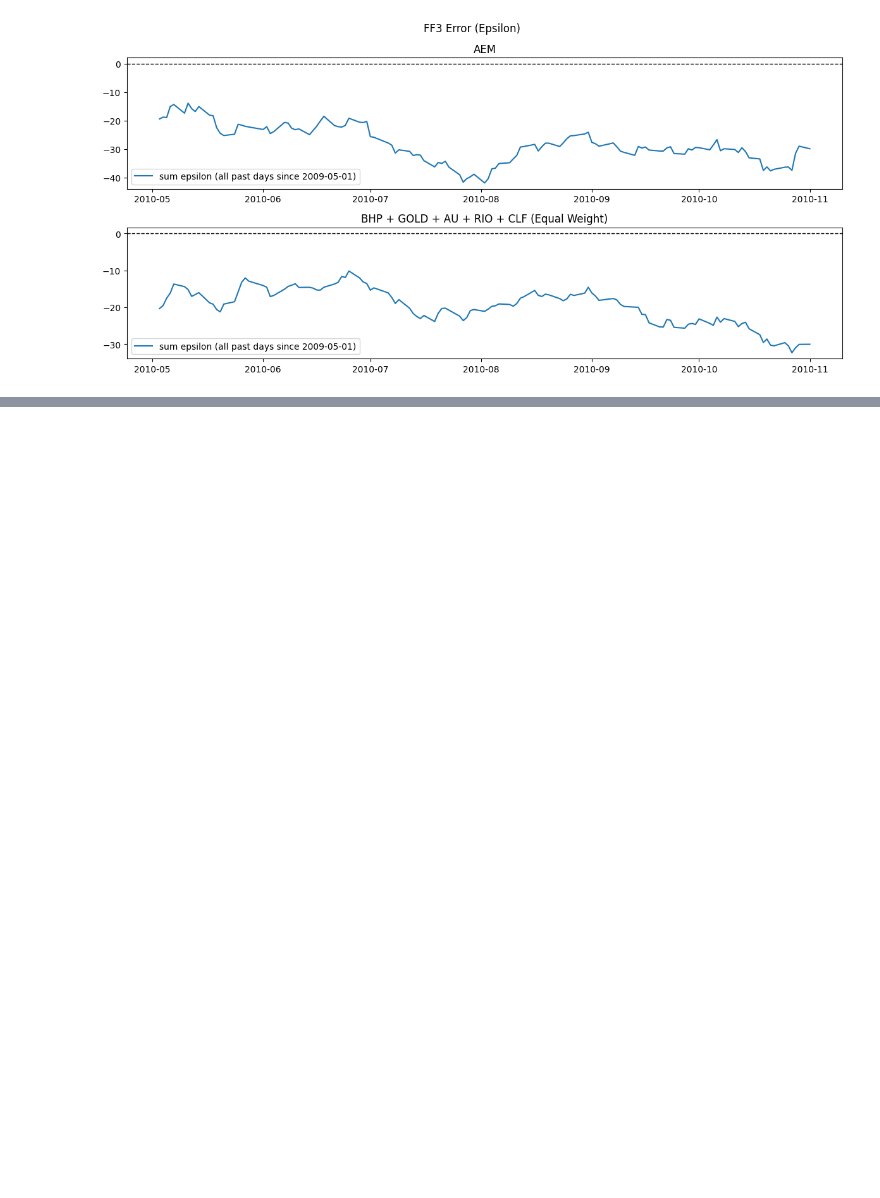
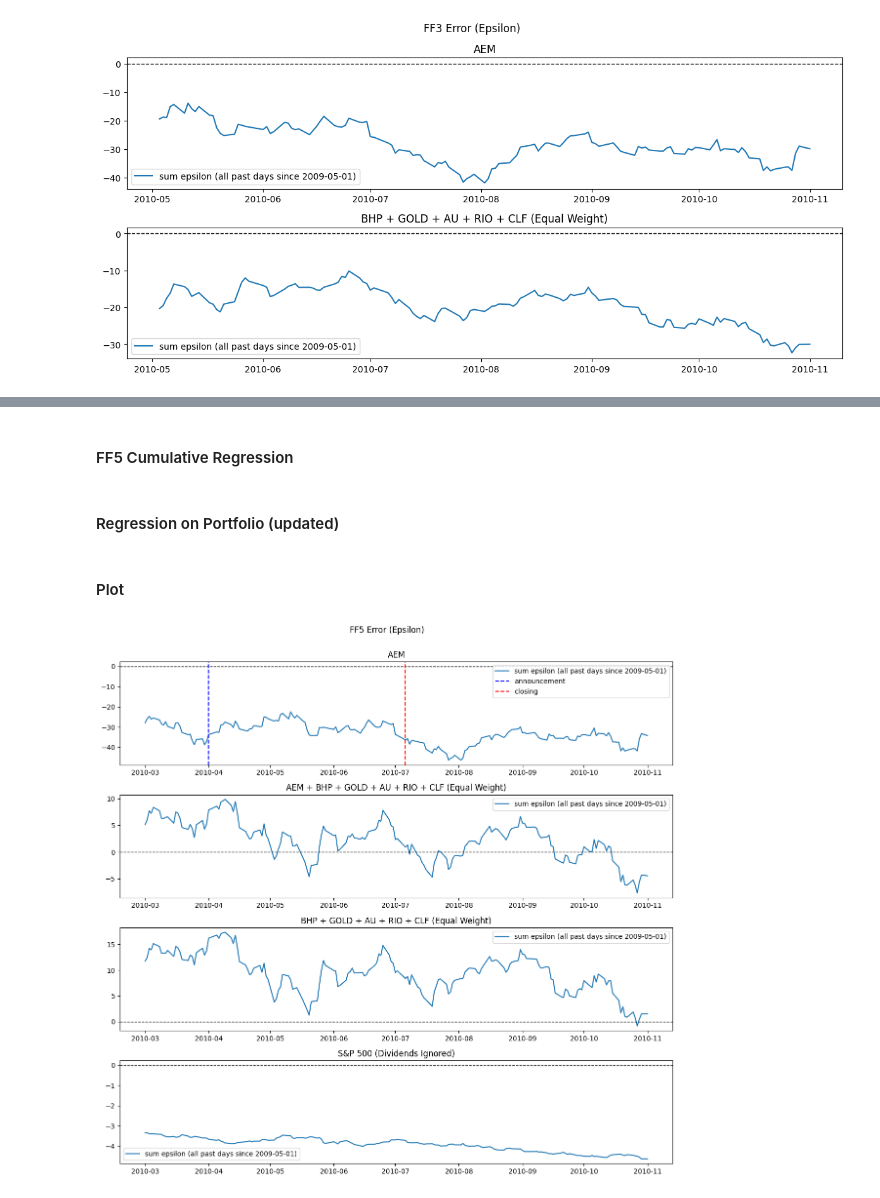
Before and after one commit to chrisliii/FINE-452, a Jupyter notebook: M&A_CAPM_FF3_Daily_Portfolio_AEM.ipynb, the cells around one changed output, grey strips where cells are left out. Cells and saved outputs as stored; diff of their text form; code cells hidden in the pictures; blank space fills up the shorter version.

```diff
--- a/M&A_CAPM_FF3_Daily_Portfolio_AEM.ipynb
+++ b/M&A_CAPM_FF3_Daily_Portfolio_AEM.ipynb
@@ -712,0 +718,2 @@ fig.tight_layout(rect=[0, 0.03, 1, 0.95])
+# %% [markdown]
+#### FF5 Cumulative Regression
@@ -712,0 +787,2 @@ fig.tight_layout(rect=[0, 0.03, 1, 0.95])
+# %% [markdown]
+#### Regression on Portfolio (updated)
@@ -712,0 +871,43 @@ fig.tight_layout(rect=[0, 0.03, 1, 0.95])
+# %% [markdown]
+#### Plot
+# %%
+fig, (ax1, ax2, ax3, ax4) = plt.subplots(4, dpi=100, figsize=(12,12))
+fig.suptitle('FF5 Error (Epsilon)')
+
+begin_date = datetime(2009, 3, 1)
+begin_date_label = '2009-05-01'
+end_date = datetime(2010,11,1)
+
+#BUD
+df_ticker_FF = FF5CumulativeRegression('AEM', begin_date, end_date)
+ax1.plot(df_ticker_FF.Date, df_ticker_FF.CumSumEpsilon, label='sum epsilon (all past days since {})'.format(begin_date_label))
+ax1.axhline(y=0, linewidth=1, color='black', linestyle='--')
+ax1.axvline(x=datetime(2010,4,1), color='blue', linestyle='--', label='announcement')
+ax1.axvline(x=datetime(2010,7,6), color='red', linestyle='--', label='closing')
+ax1.title.set_text('AEM')
+ax1.legend()
+
+#Portfolio with BUD
+df_ticker_FF = FF5CumulativeRegressionPortfolio(['AEM', 'BHP', 'GOLD', 'AU', 'RIO', 'CLF'], begin_date, end_date)
+ax2.plot(df_ticker_FF.Date, df_ticker_FF.CumSumEpsilon, label='sum epsilon (all past days since {})'.format(begin_date_label))
+ax2.axhline(y=0, linewidth=1, color='black', linestyle='--')
+ax2.title.set_text('AEM + BHP + GOLD + AU + RIO + CLF (Equal Weight)')
+ax2.legend()
+
+#Portfolio without BUD
+df_ticker_FF = FF5CumulativeRegressionPortfolio(['BHP', 'GOLD', 'AU', 'RIO', 'CLF'], begin_date, end_date)
+ax3.plot(df_ticker_FF.Date, df_ticker_FF.CumSumEpsilon, label='sum epsilon (all past days since {})'.format(begin_date_label))
+ax3.axhline(y=0, linewidth=1, color='black', linestyle='--')
+ax3.title.set_text('BHP + GOLD + AU + RIO + CLF (Equal Weight)')
+ax3.legend()
+
+#S&P 500
+df_ticker_FF = FF5CumulativeRegression('^GSPC', begin_date, end_date)
+ax4.plot(df_ticker_FF.Date, df_ticker_FF.CumSumEpsilon, label='sum epsilon (all past days since {})'.format(begin_date_label))
+ax4.axhline(y=0, linewidth=1, color='black', linestyle='--')
+ax4.title.set_text('S&P 500 (Dividends Ignored)')
+ax4.legend()
+
+fig.tight_layout(rect=[0, 0.03, 1, 0.95])
+# %% [output]
+[figure, added]
```
Also changed, not shown: parts of 6 cells of this notebook.
